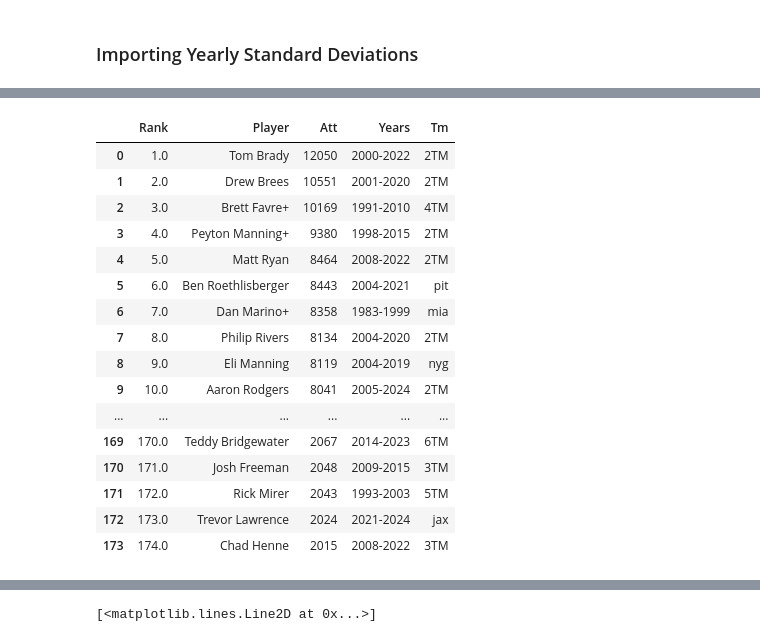
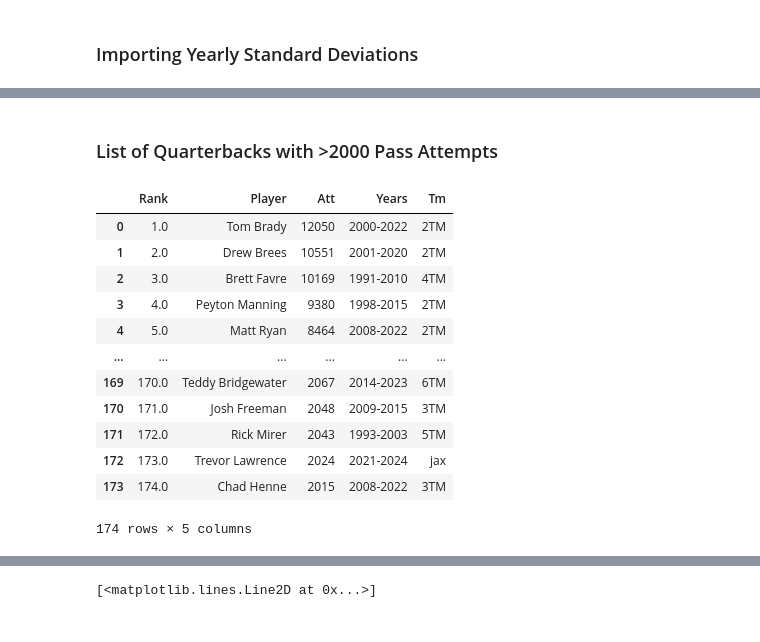
Before and after one commit to ColeBromfield01/NFL_Quarterbacks, a Jupyter notebook: main.ipynb, the cells around one changed output, grey strips where cells are left out. Saved outputs shown, nothing was run; the diff lists cells and outputs as text; code cells hidden in the pictures.

```diff
--- a/main.ipynb
+++ b/main.ipynb
@@ -105,23 +72,22 @@ Year 2023 Complete!
+# %% [markdown]
+### List of Quarterbacks with >2000 Pass Attempts
 # %%
 url = 'https://www.pro-football-reference.com/leaders/pass_att_career.htm'
 df_att = pd.read_html(url)[0]
 df_qual = df_att[df_att['Att'] >= 2000]
+df_qual.loc[:, 'Player'] = df_qual['Player'].str.replace(r'[^a-zA-Z\s]', '', regex=True)
 df_qual
 # %% [output]
 |  | Rank | Player | Att | Years | Tm |
 | 0 | 1.0 | Tom Brady | 12050 | 2000-2022 | 2TM |
 | 1 | 2.0 | Drew Brees | 10551 | 2001-2020 | 2TM |
-| 2 | 3.0 | Brett Favre+ | 10169 | 1991-2010 | 4TM |
-| 3 | 4.0 | Peyton Manning+ | 9380 | 1998-2015 | 2TM |
+| 2 | 3.0 | Brett Favre | 10169 | 1991-2010 | 4TM |
+| 3 | 4.0 | Peyton Manning | 9380 | 1998-2015 | 2TM |
 | 4 | 5.0 | Matt Ryan | 8464 | 2008-2022 | 2TM |
-| 5 | 6.0 | Ben Roethlisberger | 8443 | 2004-2021 | pit |
-| 6 | 7.0 | Dan Marino+ | 8358 | 1983-1999 | mia |
-| 7 | 8.0 | Philip Rivers | 8134 | 2004-2020 | 2TM |
-| 8 | 9.0 | Eli Manning | 8119 | 2004-2019 | nyg |
-| 9 | 10.0 | Aaron Rodgers | 8041 | 2005-2024 | 2TM |
 | ... | ... | ... | ... | ... | ... |
 | 169 | 170.0 | Teddy Bridgewater | 2067 | 2014-2023 | 6TM |
 | 170 | 171.0 | Josh Freeman | 2048 | 2009-2015 | 3TM |
 | 171 | 172.0 | Rick Mirer | 2043 | 1993-2003 | 5TM |
 | 172 | 173.0 | Trevor Lawrence | 2024 | 2021-2024 | jax |
 | 173 | 174.0 | Chad Henne | 2015 | 2008-2022 | 3TM |
+174 rows × 5 columns
```
Also changed, not shown: parts of 3 cells of this notebook.
